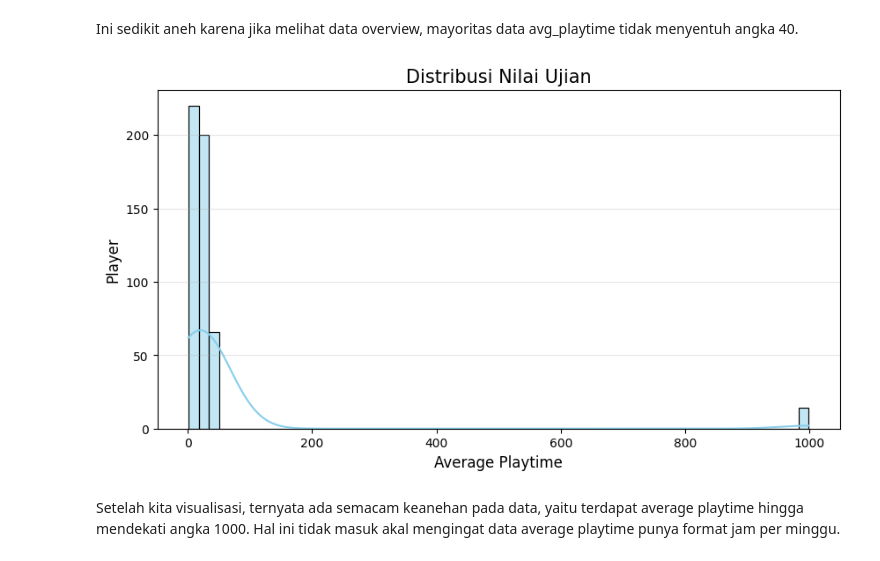
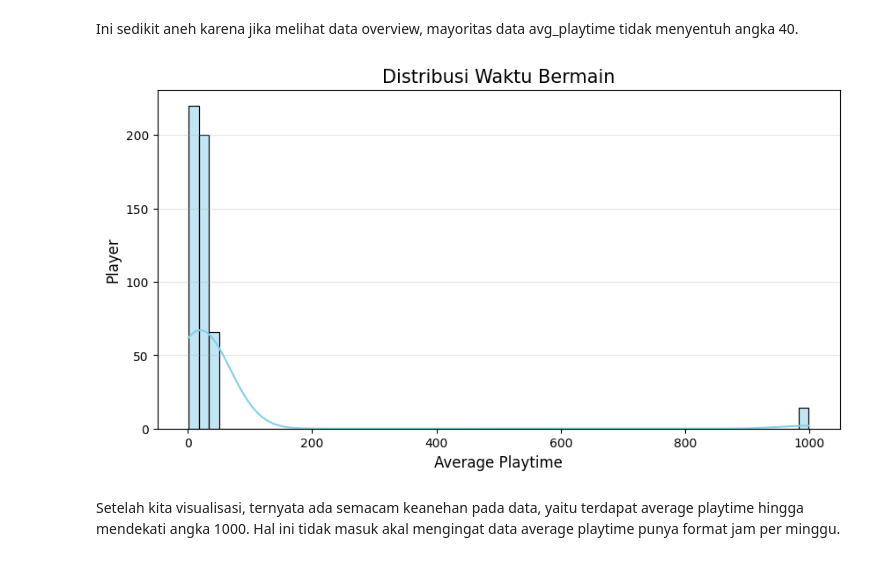
Before and after one commit to RyannPy/indie-game-business-insights, a Jupyter notebook: analysis.ipynb, the cells around one changed output. Saved outputs shown, nothing was run; the diff lists cells and outputs as text; code cells hidden in the pictures.

```diff
--- a/analysis.ipynb
+++ b/analysis.ipynb
@@ -70,16 +72,16 @@ Ini sedikit aneh karena jika melihat data overview, mayoritas data avg_playtime
 # %%
 plt.figure(figsize=(10, 5))
 sns.histplot(df["avg_playtime"], bins=60, kde=True, color="skyblue", edgecolor="black")
 
 # 3. Kustomisasi
-plt.title("Distribusi Nilai Ujian", fontsize=15)
+plt.title("Distribusi Waktu Bermain", fontsize=15)
 plt.xlabel("Average Playtime", fontsize=12)
 plt.ylabel("Player", fontsize=12)
 plt.grid(axis='y', alpha=0.3) # Tambah garis kisi halus
 
 plt.show()
 # %% [output]
-[figure, old version]
+[figure, new version]
 # %% [markdown]
 Setelah kita visualisasi, ternyata ada semacam keanehan pada data, yaitu terdapat average playtime hingga mendekati angka 1000. Hal ini tidak masuk akal mengingat data average playtime punya format jam per minggu.
 # %% [markdown]
```
Also changed, not shown: parts of 13 cells of this notebook.
